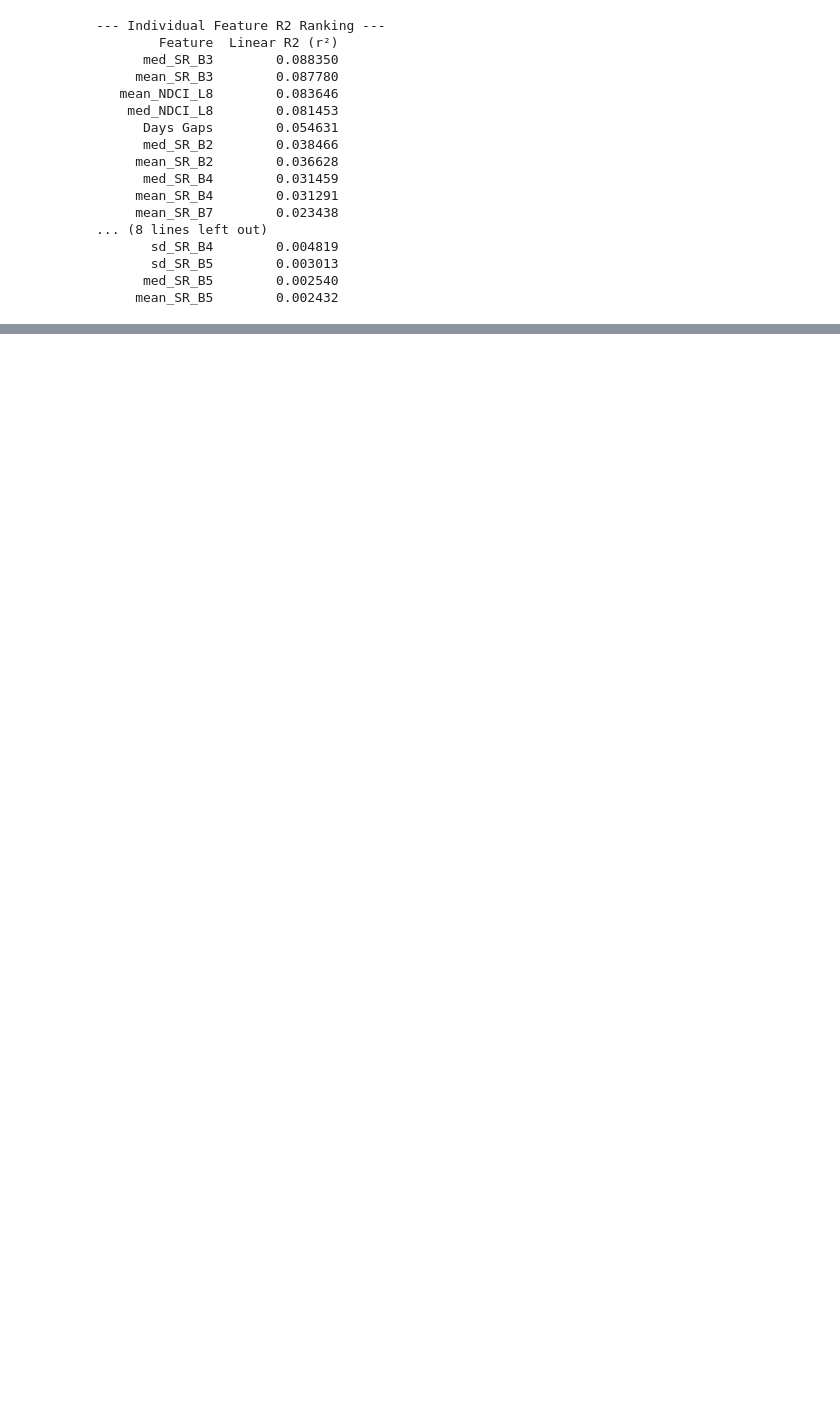
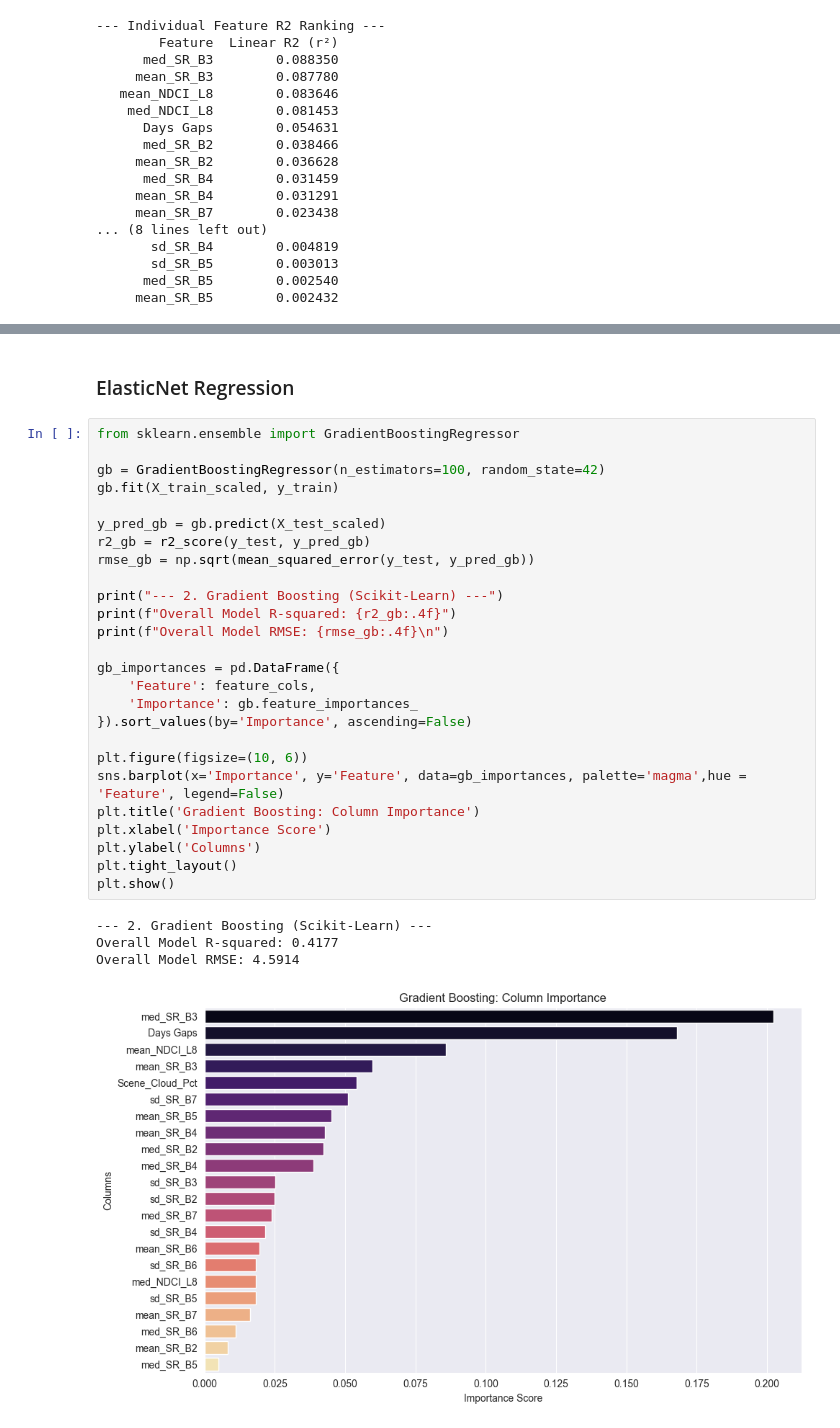
Before and after one commit to anup-adhikari10/chlorophyll_data_evaluation, a Jupyter notebook: L89.ipynb, the cells around one changed output, grey strips where cells are left out. Cells and saved outputs as stored; diff of their text form; blank space fills up the shorter version.

```diff
--- a/L89.ipynb
+++ b/L89.ipynb
@@ -129,0 +244,33 @@ print(linear_r2_df.to_string(index=False))
+# %% [markdown]
+### ElasticNet Regression
+# %%
+from sklearn.ensemble import GradientBoostingRegressor
+
+gb = GradientBoostingRegressor(n_estimators=100, random_state=42)
+gb.fit(X_train_scaled, y_train)
+
+y_pred_gb = gb.predict(X_test_scaled)
+r2_gb = r2_score(y_test, y_pred_gb)
+rmse_gb = np.sqrt(mean_squared_error(y_test, y_pred_gb))
+
+print("--- 2. Gradient Boosting (Scikit-Learn) ---")
+print(f"Overall Model R-squared: {r2_gb:.4f}")
+print(f"Overall Model RMSE: {rmse_gb:.4f}\n")
+
+gb_importances = pd.DataFrame({
+    'Feature': feature_cols,
+    'Importance': gb.feature_importances_
+}).sort_values(by='Importance', ascending=False)
+
+plt.figure(figsize=(10, 6))
+sns.barplot(x='Importance', y='Feature', data=gb_importances, palette='magma',hue = 'Feature', legend=False)
+plt.title('Gradient Boosting: Column Importance')
+plt.xlabel('Importance Score')
+plt.ylabel('Columns')
+plt.tight_layout()
+plt.show()
+# %% [output]
+--- 2. Gradient Boosting (Scikit-Learn) ---
+Overall Model R-squared: 0.4177
+Overall Model RMSE: 4.5914
+[figure, added]
```
Also changed, not shown: parts of 12 cells of this notebook, 1 other file.
